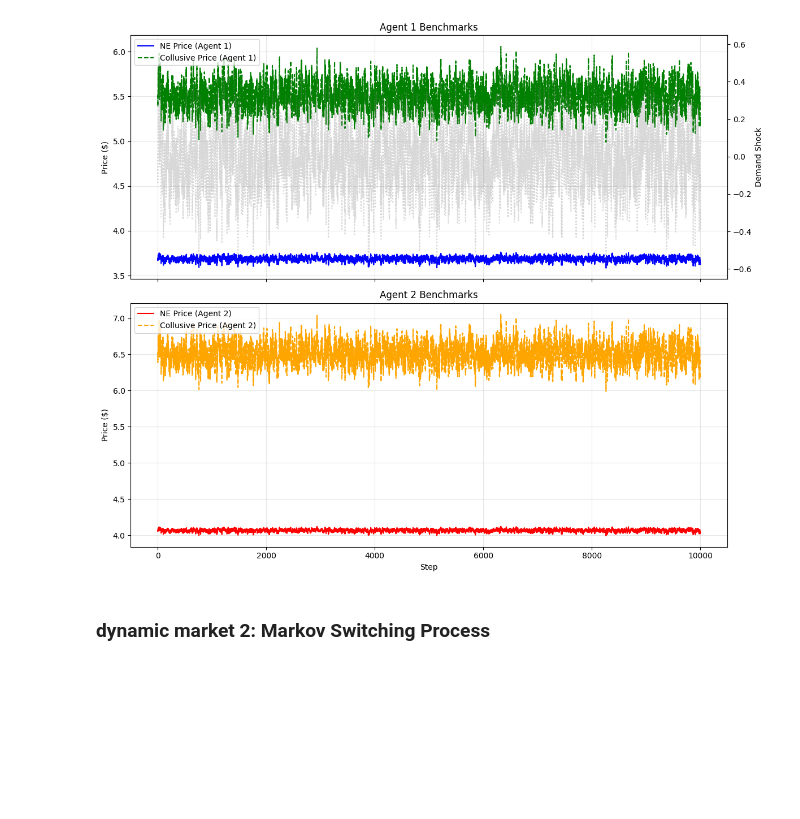
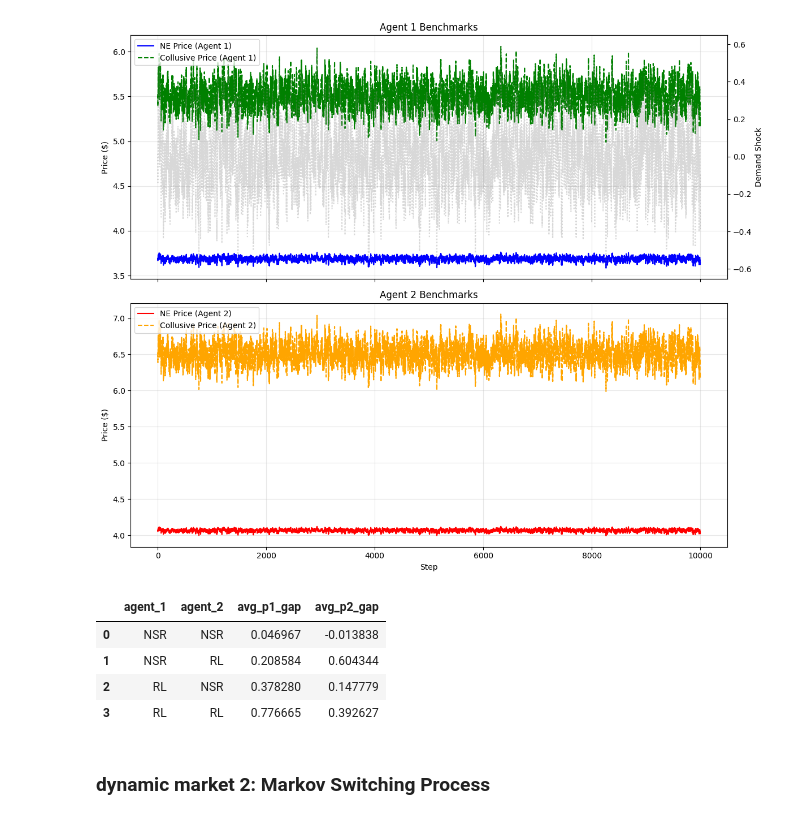
Before and after one commit to alan-w25/cis-6200-final, a Jupyter notebook: market_audit/notebooks/market_simulation.ipynb, the cells around one changed output. Drawn from its saved outputs; the diff is of its cells as text; code cells hidden in the pictures; blank space fills up the shorter version.

```diff
--- a/market_audit/notebooks/market_simulation.ipynb
+++ b/market_audit/notebooks/market_simulation.ipynb
@@ -225,5 +225,20 @@ plt.tight_layout()
 plt.show()
 # %% [output]
 [figure]
+# %%
+agent_test_results = pd.DataFrame({
+    'agent_1': ['NSR', 'NSR', 'RL', 'RL'],
+    'agent_2': ['NSR', 'RL', 'NSR', 'RL'],
+    'avg_p1_gap': [0.04696741449593281, 0.20858373987435083, 0.3782804905152199, 0.7766645179962991],
+    'avg_p2_gap': [-0.013837585585606367, 0.6043444536752579, 0.14777873979281161, 0.3926273439950821]
+})
+# %%
+agent_test_results
+# %% [output]
+|  | agent_1 | agent_2 | avg_p1_gap | avg_p2_gap |
+| 0 | NSR | NSR | 0.046967 | -0.013838 |
+| 1 | NSR | RL | 0.208584 | 0.604344 |
+| 2 | RL | NSR | 0.378280 | 0.147779 |
+| 3 | RL | RL | 0.776665 | 0.392627 |
 # %% [markdown]
 ### dynamic market 2: Markov Switching Process
```
Also changed, not shown: 2 other files.
